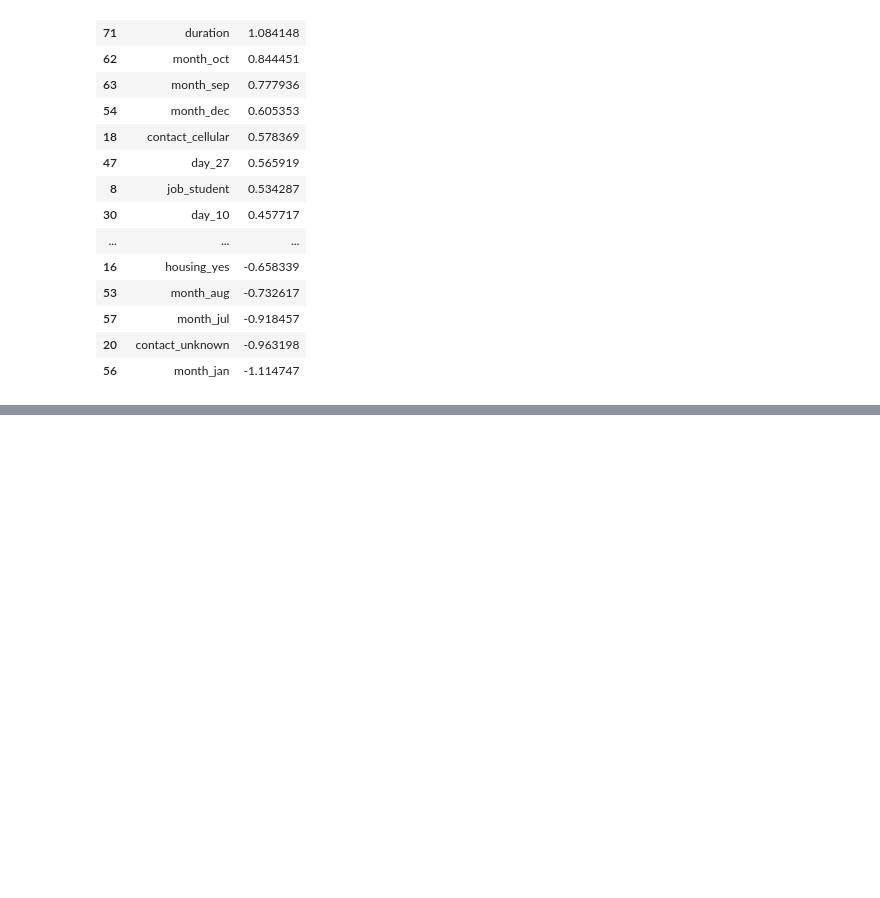
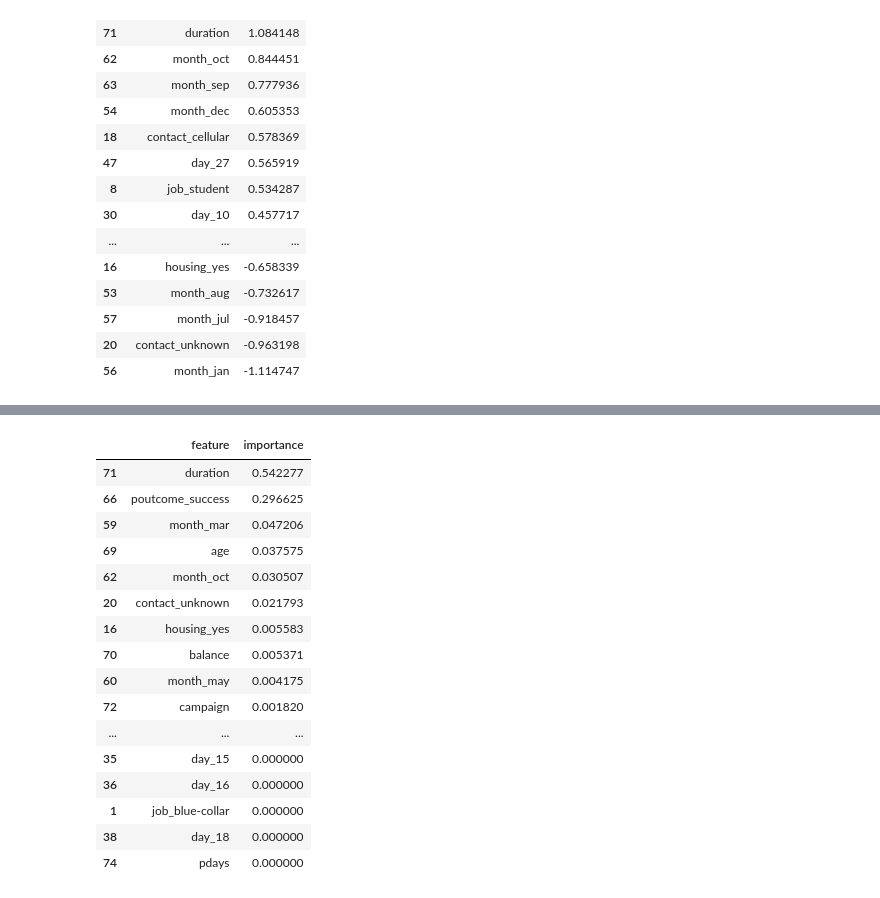
Before and after one commit to UBC-MDS/dsci522_group21, a Jupyter notebook: term_deposit_analysis.ipynb, the cells around one changed output, grey strips where cells are left out. Drawn from its saved outputs; the diff is of its cells as text; code cells hidden in the pictures; blank space fills up the shorter version.

```diff
--- a/term_deposit_analysis.ipynb
+++ b/term_deposit_analysis.ipynb
@@ -322,0 +412,24 @@ feature_importance.sort_values('coef', ascending=False)
+# %%
+feature_importance = pd.DataFrame({
+    'feature': categorical_cols + ordinal_cols + numeric_cols,
+    'importance': dt_pipe.named_steps['decisiontreeclassifier'].feature_importances_.tolist()
+})
+feature_importance.sort_values('importance', ascending=False)
+# %% [output]
+|  | feature | importance |
+| 71 | duration | 0.542277 |
+| 66 | poutcome_success | 0.296625 |
+| 59 | month_mar | 0.047206 |
+| 69 | age | 0.037575 |
+| 62 | month_oct | 0.030507 |
+| 20 | contact_unknown | 0.021793 |
+| 16 | housing_yes | 0.005583 |
+| 70 | balance | 0.005371 |
+| 60 | month_may | 0.004175 |
+| 72 | campaign | 0.001820 |
+| ... | ... | ... |
+| 35 | day_15 | 0.000000 |
+| 36 | day_16 | 0.000000 |
+| 1 | job_blue-collar | 0.000000 |
+| 38 | day_18 | 0.000000 |
+| 74 | pdays | 0.000000 |
```
Also changed, not shown: parts of 8 cells of this notebook.
